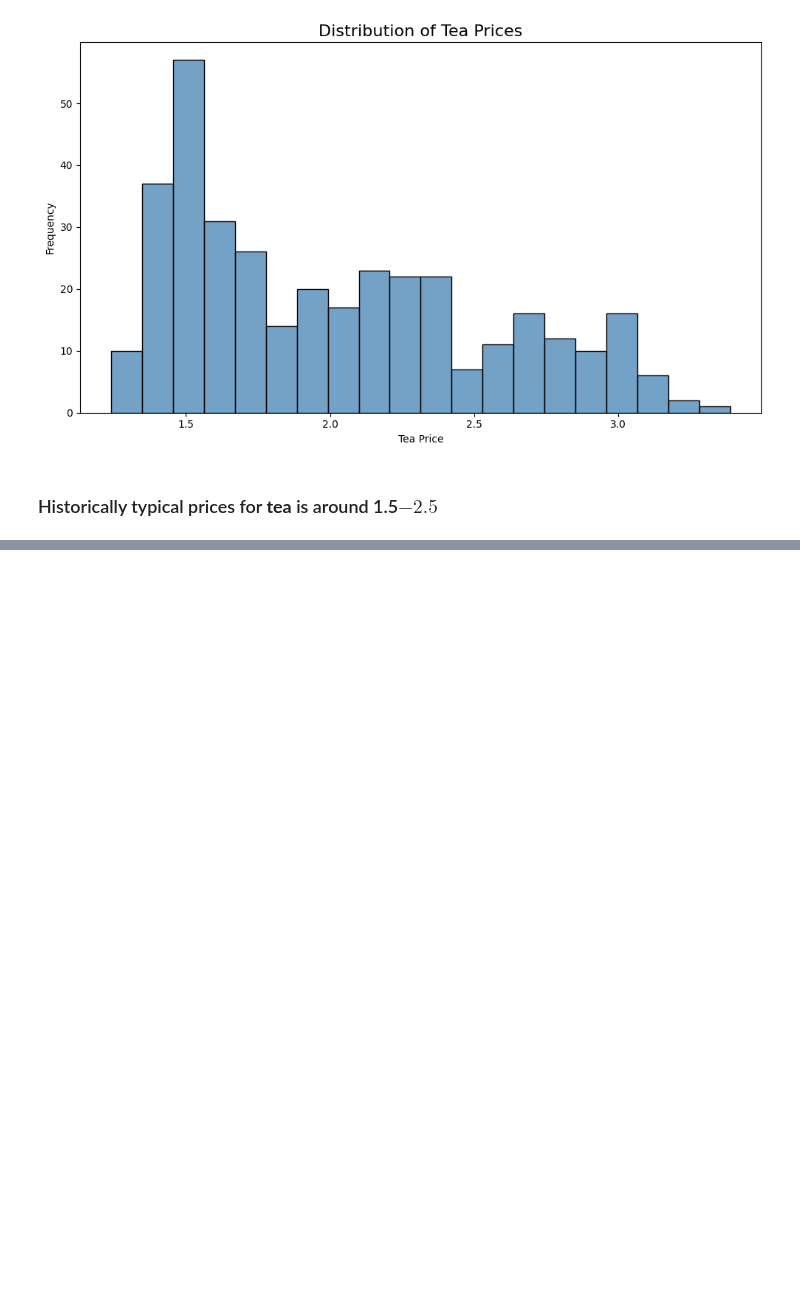
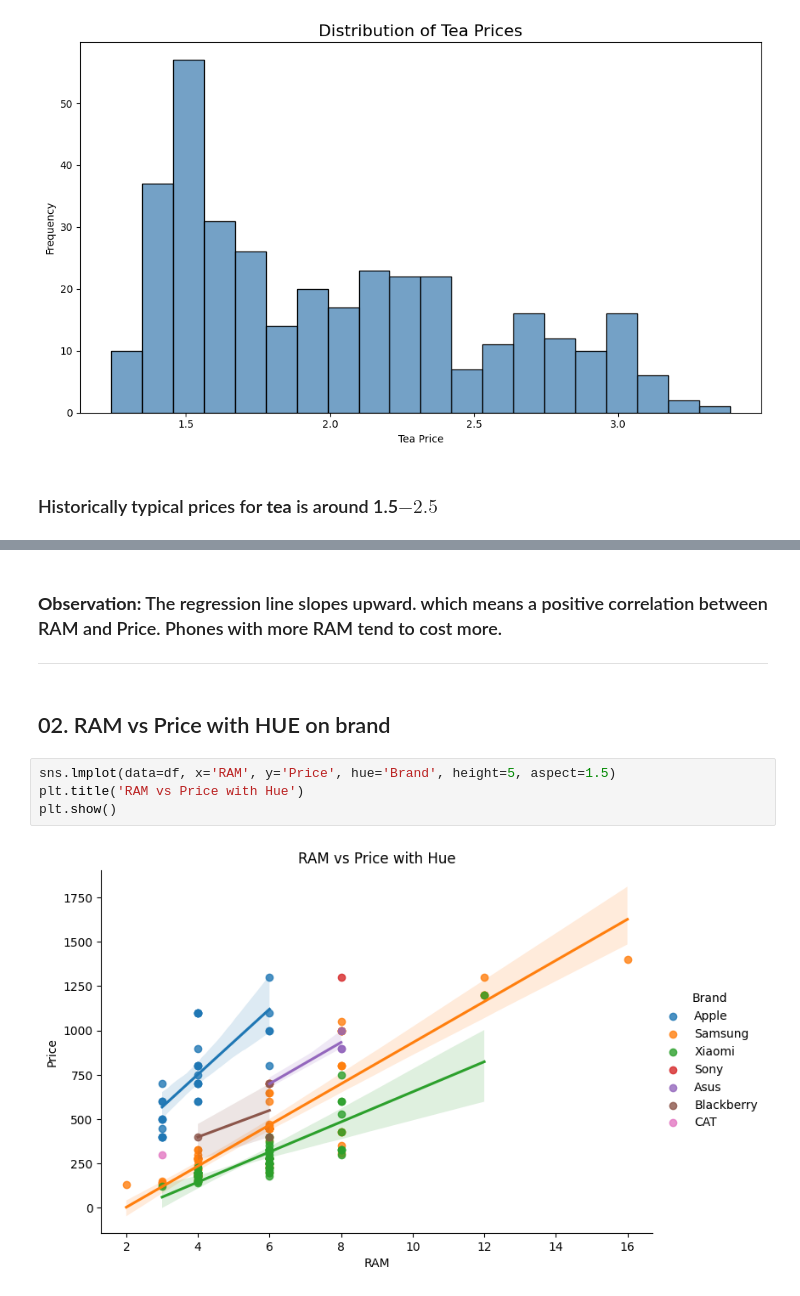
Before and after one commit to savinduthathsara-design/dataanalyticsexercises, a Jupyter notebook: Exercisesset03.ipynb, the cells around one changed output, grey strips where cells are left out. Cells and saved outputs as stored; diff of their text form; blank space fills up the shorter version.

```diff
--- a/Exercisesset03.ipynb
+++ b/Exercisesset03.ipynb
@@ -510,0 +552,11 @@ plt.show()
+# %% [markdown]
+### **Observation:** The regression line slopes upward. which means a positive correlation between RAM and Price. Phones with more RAM tend to cost more.
+___
+# %% [markdown]
+## 02. RAM vs Price with HUE on brand
+# %%
+sns.lmplot(data=df, x='RAM', y='Price', hue='Brand', height=5, aspect=1.5)
+plt.title('RAM vs Price with Hue')
+plt.show()
+# %% [output]
+[figure, added]
```
Also changed, not shown: parts of 19 cells of this notebook.
